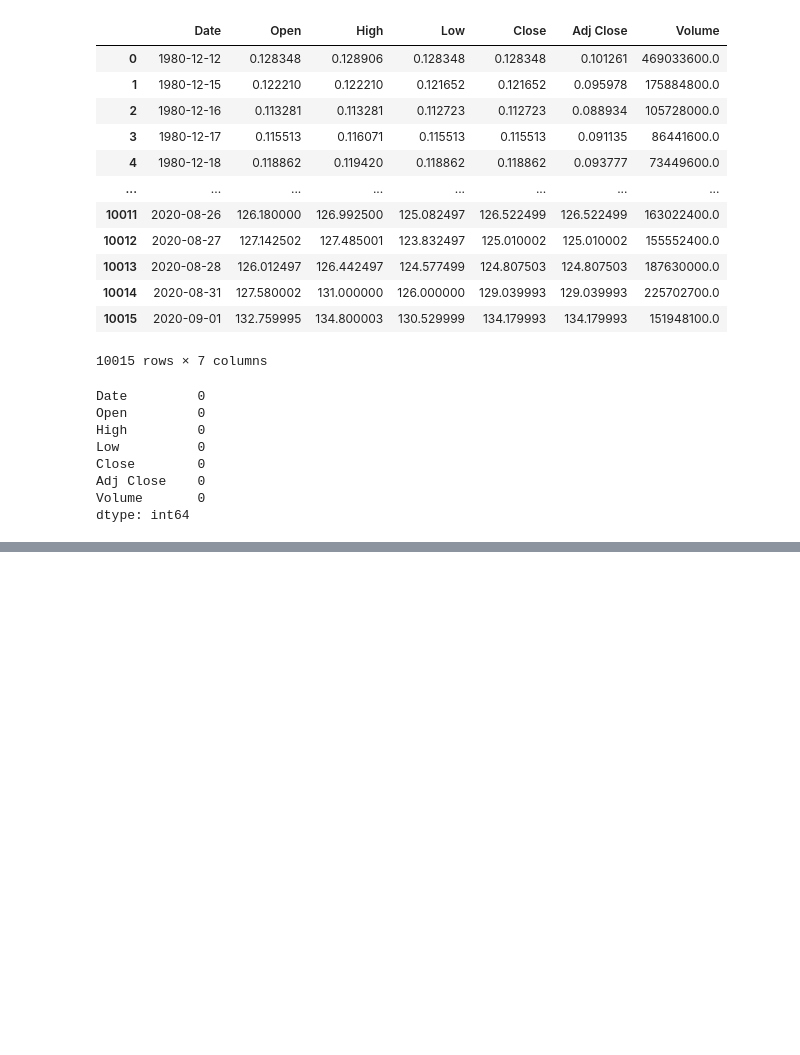
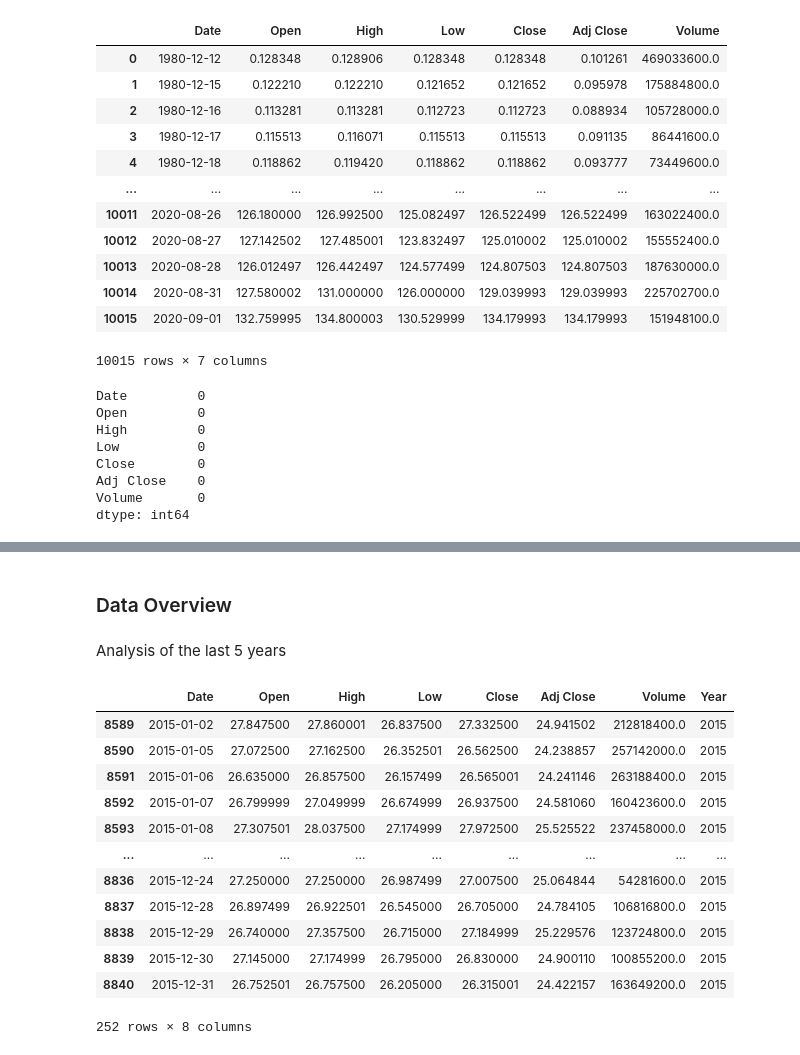
Before and after one commit to duy4nt/Data-Analysis, a Jupyter notebook: StockPriceAnalysis/Stock Price Analysis.ipynb, the cells around one changed output, grey strips where cells are left out. Cells and saved outputs as stored; diff of their text form; code cells hidden in the pictures; blank space fills up the shorter version.

Commit message:
added some skeleton and some analysis

```diff
--- a/StockPriceAnalysis/Stock Price Analysis.ipynb
+++ b/StockPriceAnalysis/Stock Price Analysis.ipynb
@@ -179,0 +209,20 @@ dtype: int64
+# %% [markdown]
+### Data Overview
+# %% [markdown]
+Analysis of the last 5 years
+# %%
+df_15 = df_cleaned[df_cleaned['Year']==2015]
+# %% [output]
+|  | Date | Open | High | Low | Close | Adj Close | Volume | Year |
+| 8589 | 2015-01-02 | 27.847500 | 27.860001 | 26.837500 | 27.332500 | 24.941502 | 212818400.0 | 2015 |
+| 8590 | 2015-01-05 | 27.072500 | 27.162500 | 26.352501 | 26.562500 | 24.238857 | 257142000.0 | 2015 |
+| 8591 | 2015-01-06 | 26.635000 | 26.857500 | 26.157499 | 26.565001 | 24.241146 | 263188400.0 | 2015 |
+| 8592 | 2015-01-07 | 26.799999 | 27.049999 | 26.674999 | 26.937500 | 24.581060 | 160423600.0 | 2015 |
+| 8593 | 2015-01-08 | 27.307501 | 28.037500 | 27.174999 | 27.972500 | 25.525522 | 237458000.0 | 2015 |
+| ... | ... | ... | ... | ... | ... | ... | ... | ... |
+| 8836 | 2015-12-24 | 27.250000 | 27.250000 | 26.987499 | 27.007500 | 25.064844 | 54281600.0 | 2015 |
+| 8837 | 2015-12-28 | 26.897499 | 26.922501 | 26.545000 | 26.705000 | 24.784105 | 106816800.0 | 2015 |
+| 8838 | 2015-12-29 | 26.740000 | 27.357500 | 26.715000 | 27.184999 | 25.229576 | 123724800.0 | 2015 |
+| 8839 | 2015-12-30 | 27.145000 | 27.174999 | 26.795000 | 26.830000 | 24.900110 | 100855200.0 | 2015 |
+| 8840 | 2015-12-31 | 26.752501 | 26.757500 | 26.205000 | 26.315001 | 24.422157 | 163649200.0 | 2015 |
+252 rows × 8 columns
```
Also changed, not shown: parts of 12 cells of this notebook.
